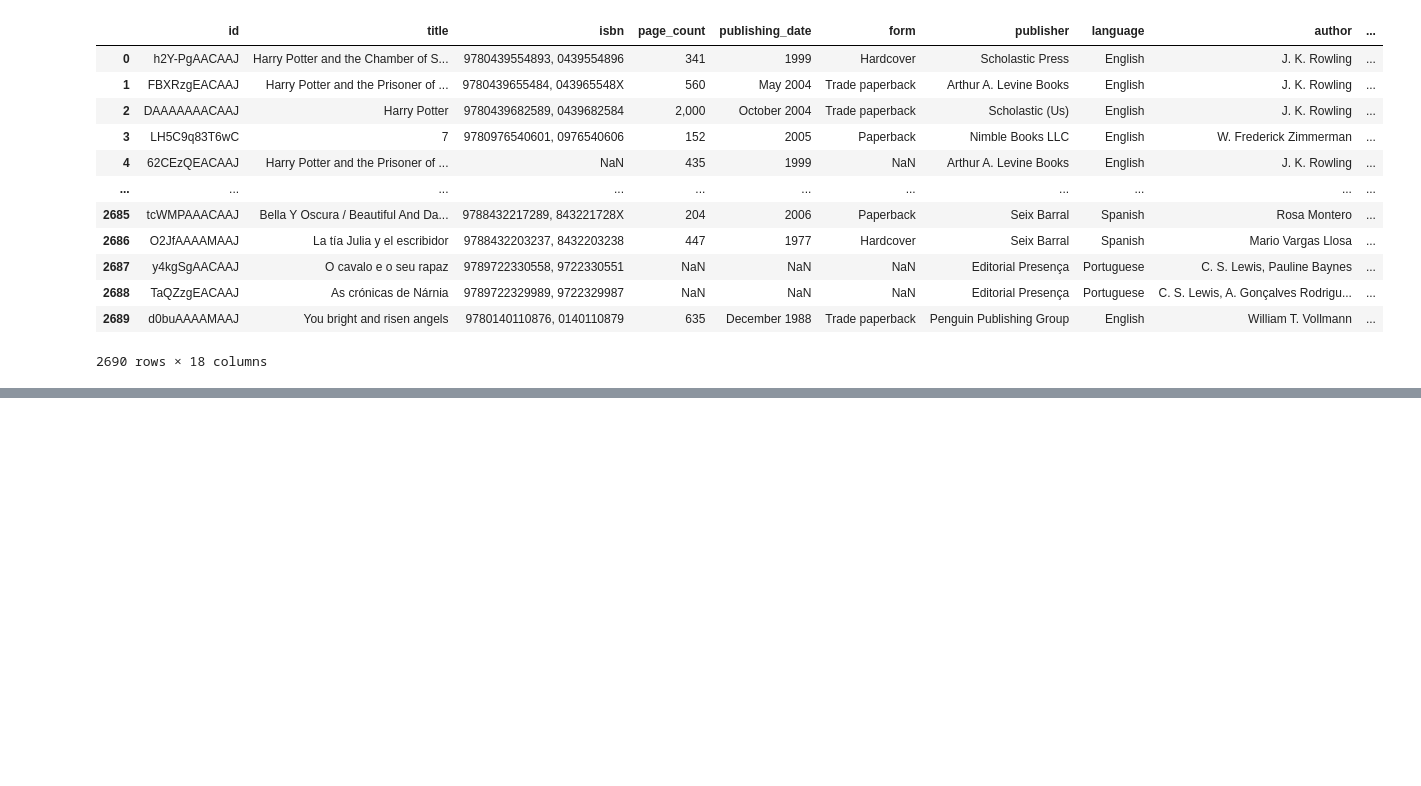
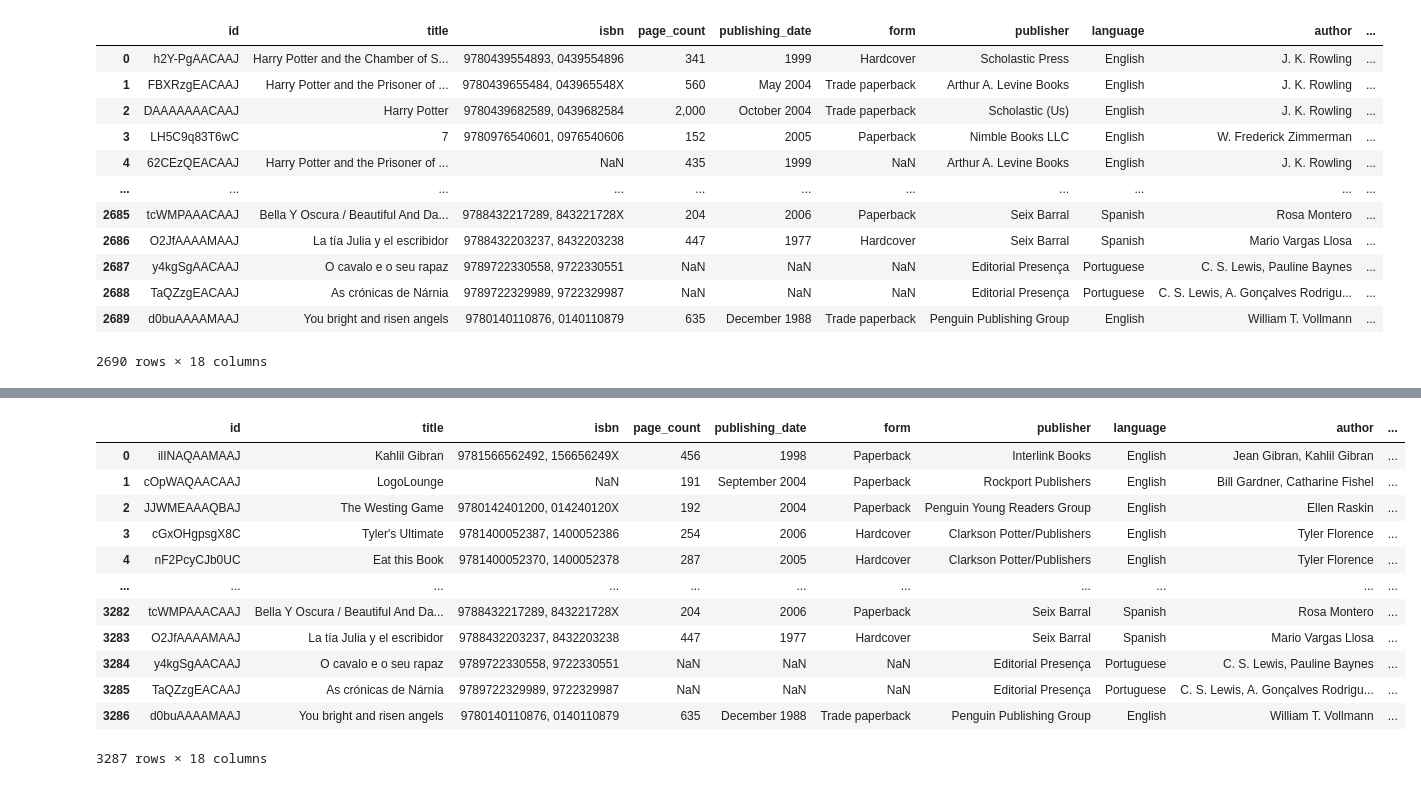
Before and after one commit to manny-pi/inst.414.final-project.repo, a Jupyter notebook: Daniels_work/testing-web-scraping.ipynb, the cells around one changed output, grey strips where cells are left out. Drawn from its saved outputs; the diff is of its cells as text; code cells hidden in the pictures; blank space fills up the shorter version.

```diff
--- a/Daniels_work/testing-web-scraping.ipynb
+++ b/Daniels_work/testing-web-scraping.ipynb
@@ -207,0 +318,18 @@ testing_df.to_csv('All_books.csv', index=False)
+# %%
+merged_df = pd.concat([df1, df2]).drop_duplicates(subset=['id'], keep='last')
+merged_df = merged_df.reset_index(drop=True)
+merged_df
+# %% [output]
+|  | id | title | isbn | page_count | publishing_date | form | publisher | language | author | ... |
+| 0 | ilINAQAAMAAJ | Kahlil Gibran | 9781566562492, 156656249X | 456 | 1998 | Paperback | Interlink Books | English | Jean Gibran, Kahlil Gibran | ... |
+| 1 | cOpWAQAACAAJ | LogoLounge | NaN | 191 | September 2004 | Paperback | Rockport Publishers | English | Bill Gardner, Catharine Fishel | ... |
+| 2 | JJWMEAAAQBAJ | The Westing Game | 9780142401200, 014240120X | 192 | 2004 | Paperback | Penguin Young Readers Group | English | Ellen Raskin | ... |
+| 3 | cGxOHgpsgX8C | Tyler's Ultimate | 9781400052387, 1400052386 | 254 | 2006 | Hardcover | Clarkson Potter/Publishers | English | Tyler Florence | ... |
+| 4 | nF2PcyCJb0UC | Eat this Book | 9781400052370, 1400052378 | 287 | 2005 | Hardcover | Clarkson Potter/Publishers | English | Tyler Florence | ... |
+| ... | ... | ... | ... | ... | ... | ... | ... | ... | ... | ... |
+| 3282 | tcWMPAAACAAJ | Bella Y Oscura / Beautiful And Da... | 9788432217289, 843221728X | 204 | 2006 | Paperback | Seix Barral | Spanish | Rosa Montero | ... |
+| 3283 | O2JfAAAAMAAJ | La tía Julia y el escribidor | 9788432203237, 8432203238 | 447 | 1977 | Hardcover | Seix Barral | Spanish | Mario Vargas Llosa | ... |
+| 3284 | y4kgSgAACAAJ | O cavalo e o seu rapaz | 9789722330558, 9722330551 | NaN | NaN | NaN | Editorial Presença | Portuguese | C. S. Lewis, Pauline Baynes | ... |
+| 3285 | TaQZzgEACAAJ | As crónicas de Nárnia | 9789722329989, 9722329987 | NaN | NaN | NaN | Editorial Presença | Portuguese | C. S. Lewis, A. Gonçalves Rodrigu... | ... |
+| 3286 | d0buAAAAMAAJ | You bright and risen angels | 9780140110876, 0140110879 | 635 | December 1988 | Trade paperback | Penguin Publishing Group | English | William T. Vollmann | ... |
+3287 rows × 18 columns
```
Also changed, not shown: parts of 14 cells of this notebook, 7 other files.
